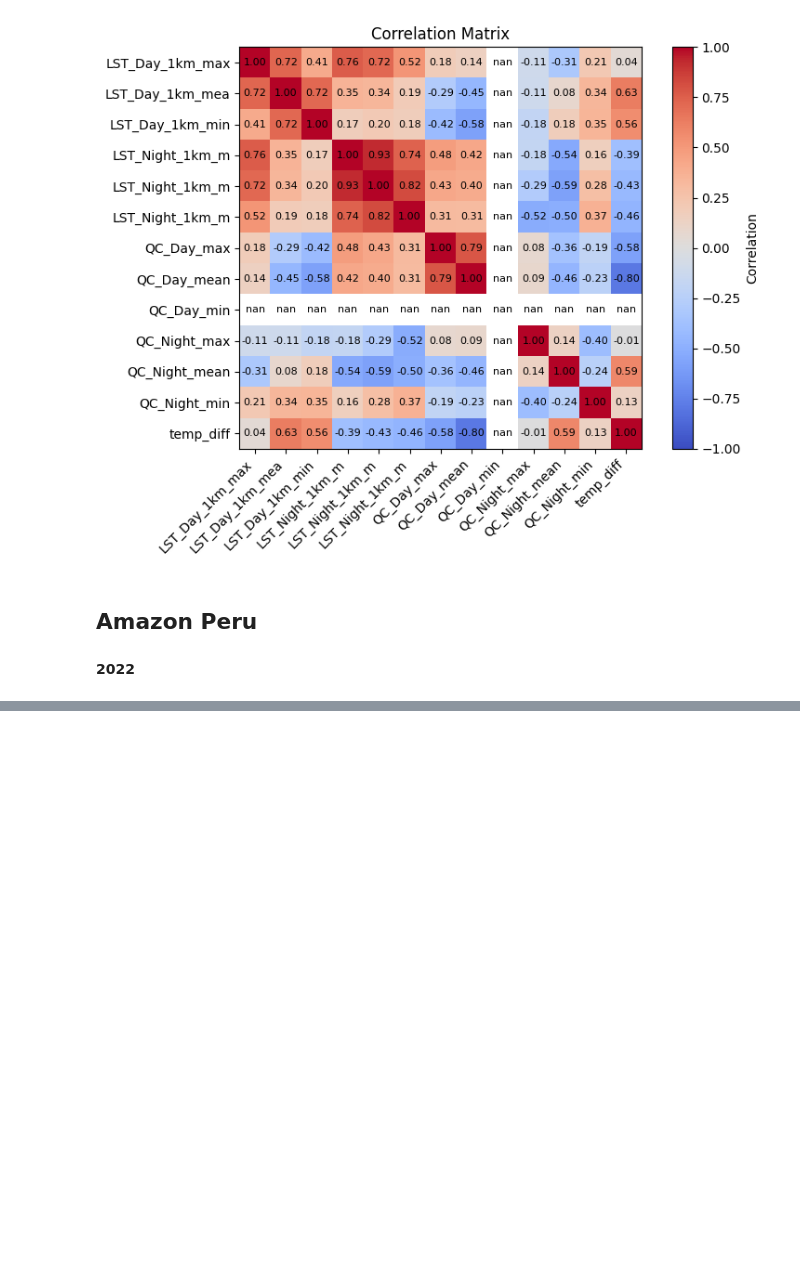
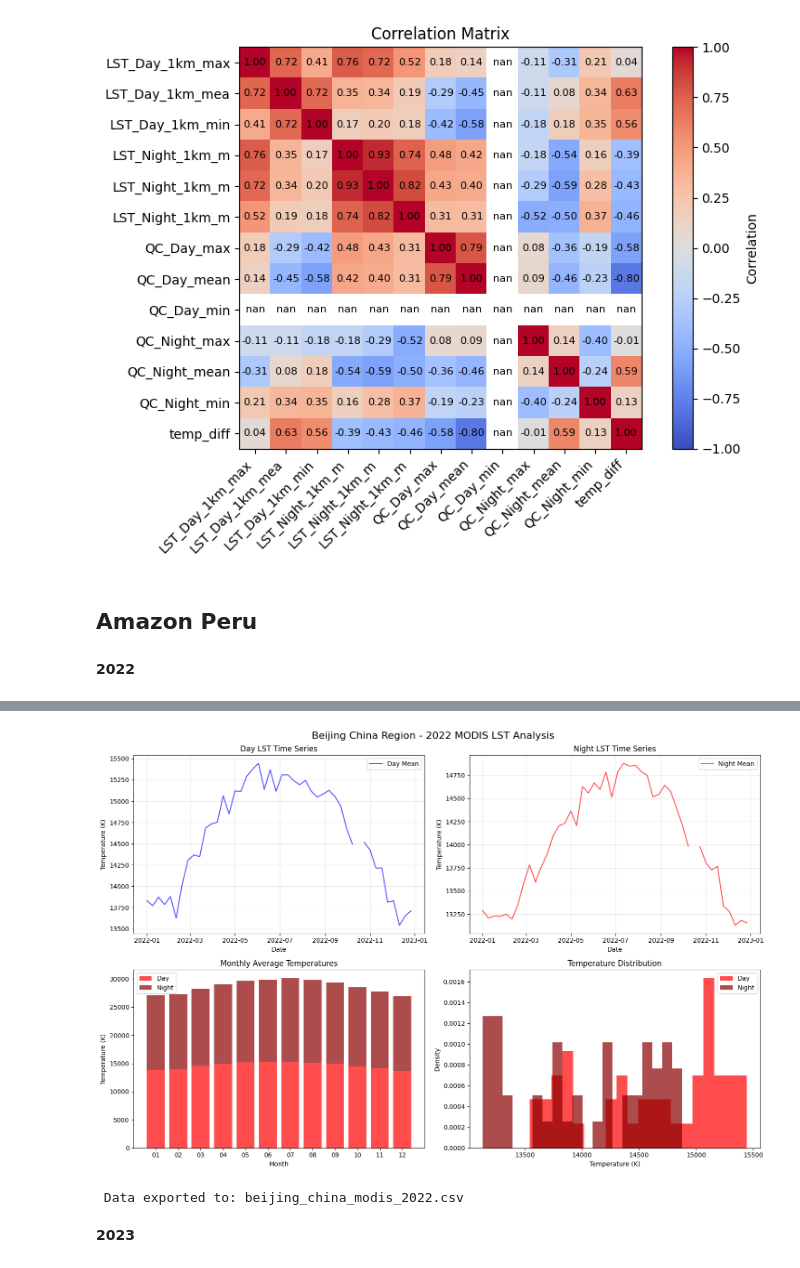
Before and after one commit to Amzilynn/Geoepidemiology-Profiling, a Jupyter notebook: Geoepidemiology_Profiling.ipynb, the cells around one changed output, grey strips where cells are left out. Saved outputs shown, nothing was run; the diff lists cells and outputs as text; code cells hidden in the pictures; blank space fills up the shorter version.

Commit message:
Beijing China - LST

```diff
--- a/Geoepidemiology_Profiling.ipynb
+++ b/Geoepidemiology_Profiling.ipynb
@@ -1299,0 +1726,10 @@ plt.show()
+# %%
+# Beijing China 2022 Data
+df_beijing_2022 = get_modis_year_data(
+    region_name='Beijing_China',
+    region_geom=regions['Beijing_China'],
+    year=2022
+)
+
+# Explore the data
+df_beijing_2022 = explore_dataframe(df_beijing_2022, 'Beijing_China', 2022)
@@ -1299,0 +1756,66 @@ plt.show()
+# %%
+# Visualize Beijing China 2022
+if not df_beijing_2022.empty:
+    fig, axes = plt.subplots(2, 2, figsize=(15, 10))
+    fig.suptitle('Beijing China Region - 2022 MODIS LST Analysis', fontsize=16)
+
+    # Time series of day temperature
+    axes[0, 0].plot(pd.to_datetime(df_beijing_2022['date']), df_beijing_2022['LST_Day_1km_mean'],
+                   'b-', alpha=0.7, label='Day Mean')
+    axes[0, 0].set_title('Day LST Time Series')
+    axes[0, 0].set_xlabel('Date')
+    axes[0, 0].set_ylabel('Temperature (K)')
+    axes[0, 0].legend()
+    axes[0, 0].grid(True, alpha=0.3)
+
+    # Time series of night temperature
+    axes[0, 1].plot(pd.to_datetime(df_beijing_2022['date']), df_beijing_2022['LST_Night_1km_mean'],
+                   'r-', alpha=0.7, label='Night Mean')
+    axes[0, 1].set_title('Night LST Time Series')
+    axes[0, 1].set_xlabel('Date')
+    axes[0, 1].set_ylabel('Temperature (K)')
+    axes[0, 1].legend()
+    axes[0, 1].grid(True, alpha=0.3)
+
+    # Monthly averages
+    monthly_avg = df_beijing_2022.groupby('month').agg({
+        'LST_Day_1km_mean': 'mean',
+        'LST_Night_1km_mean': 'mean'
+    }).reset_index()
+
+    axes[1, 0].bar(monthly_avg['month'], monthly_avg['LST_Day_1km_mean'],
+                   alpha=0.7, label='Day', color='red')
+    axes[1, 0].bar(monthly_avg['month'], monthly_avg['LST_Night_1km_mean'],
+                   alpha=0.7, label='Night', color='darkred',
+                   bottom=monthly_avg['LST_Day_1km_mean'])
+    axes[1, 0].set_title('Monthly Average Temperatures')
+    axes[1, 0].set_xlabel('Month')
+    axes[1, 0].set_ylabel('Temperature (K)')
+    axes[1, 0].legend()
+
+    # Temperature distribution
+    axes[1, 1].hist(df_beijing_2022['LST_Day_1km_mean'], bins=20, alpha=0.7,
+                   label='Day', density=True, color='red')
+    axes[1, 1].hist(df_beijing_2022['LST_Night_1km_mean'], bins=20, alpha=0.7,
+                   label='Night', density=True, color='darkred')
+    axes[1, 1].set_title('Temperature Distribution')
+    axes[1, 1].set_xlabel('Temperature (K)')
+    axes[1, 1].set_ylabel('Density')
+    axes[1, 1].legend()
+
+    plt.tight_layout()
+    plt.show()
+
+else:
+    print("No data available for visualization")
+# %% [output]
+[figure, added]
+# %%
+
+    # Export to CSV
+    df_beijing_2022.to_csv('beijing_china_modis_2022.csv', index=False)
+    print(f"\n Data exported to: beijing_china_modis_2022.csv")
+# %% [output]
+ Data exported to: beijing_china_modis_2022.csv
+# %% [markdown]
+**2023**
```
Also changed, not shown: parts of 28 cells of this notebook.
